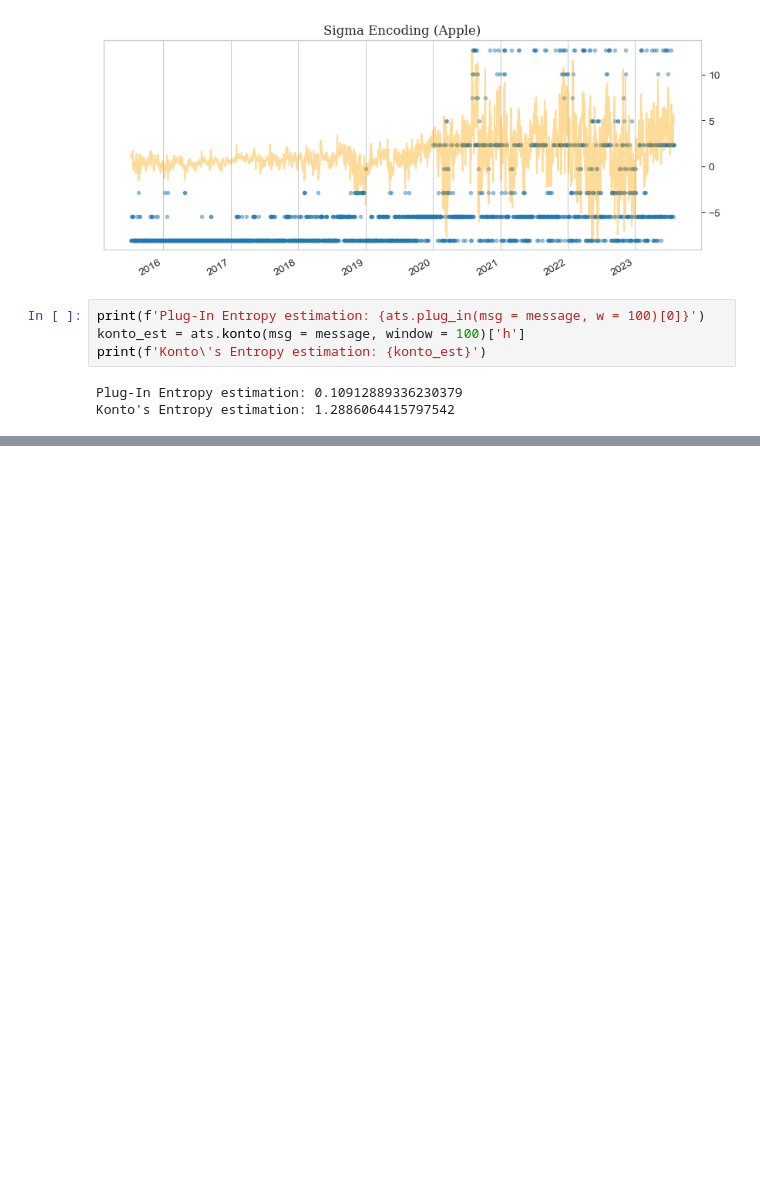
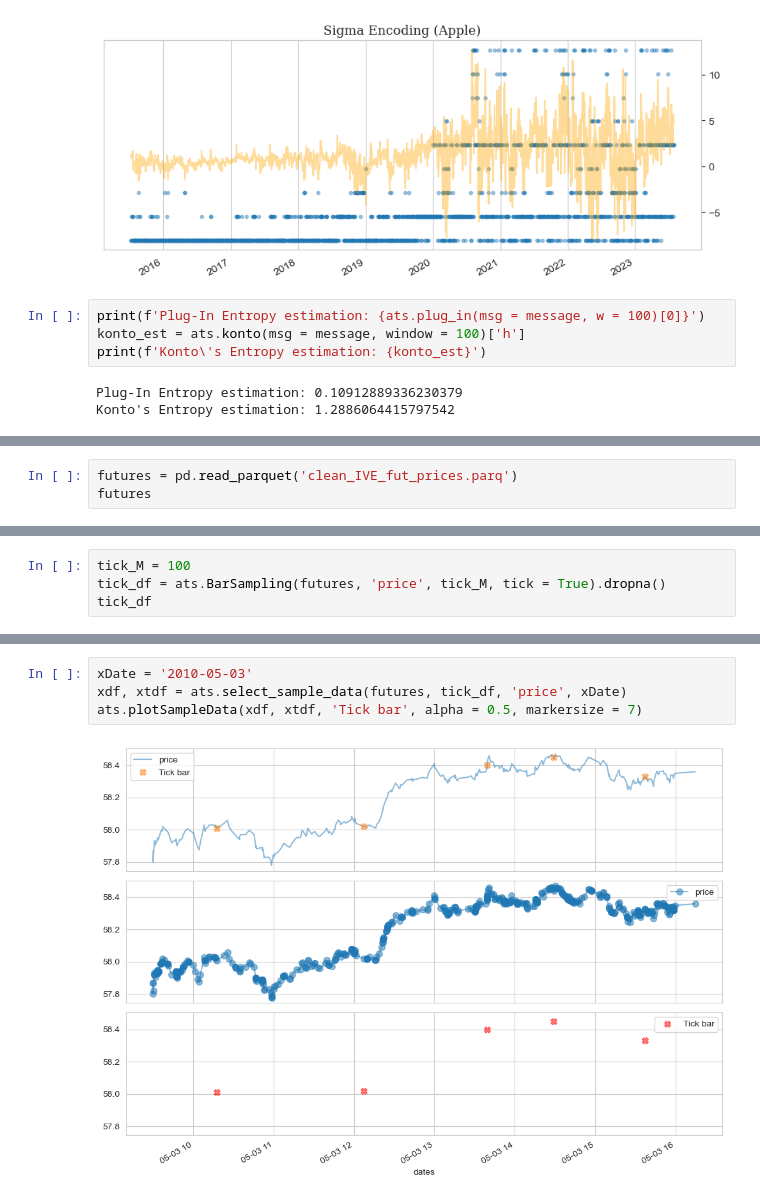
Before and after one commit to Tommylee1013/QUANTIFI, a Jupyter notebook: Week 10/Advanced Time Series.ipynb, the cells around one changed output, grey strips where cells are left out. Saved outputs shown, nothing was run; the diff lists cells and outputs as text; blank space fills up the shorter version.

```diff
--- a/Week 10/Advanced Time Series.ipynb
+++ b/Week 10/Advanced Time Series.ipynb
@@ -277,0 +360,3 @@ Konto's Entropy estimation: 1.2886064415797542
+# %%
+futures = pd.read_parquet('clean_IVE_fut_prices.parq')
+futures
@@ -277,0 +378,4 @@ Konto's Entropy estimation: 1.2886064415797542
+# %%
+tick_M = 100
+tick_df = ats.BarSampling(futures, 'price', tick_M, tick = True).dropna()
+tick_df
@@ -277,0 +397,6 @@ Konto's Entropy estimation: 1.2886064415797542
+# %%
+xDate = '2010-05-03'
+xdf, xtdf = ats.select_sample_data(futures, tick_df, 'price', xDate)
+ats.plotSampleData(xdf, xtdf, 'Tick bar', alpha = 0.5, markersize = 7)
+# %% [output]
+[figure, added]
```
Also changed, not shown: parts of 26 cells of this notebook, 2 other files.
